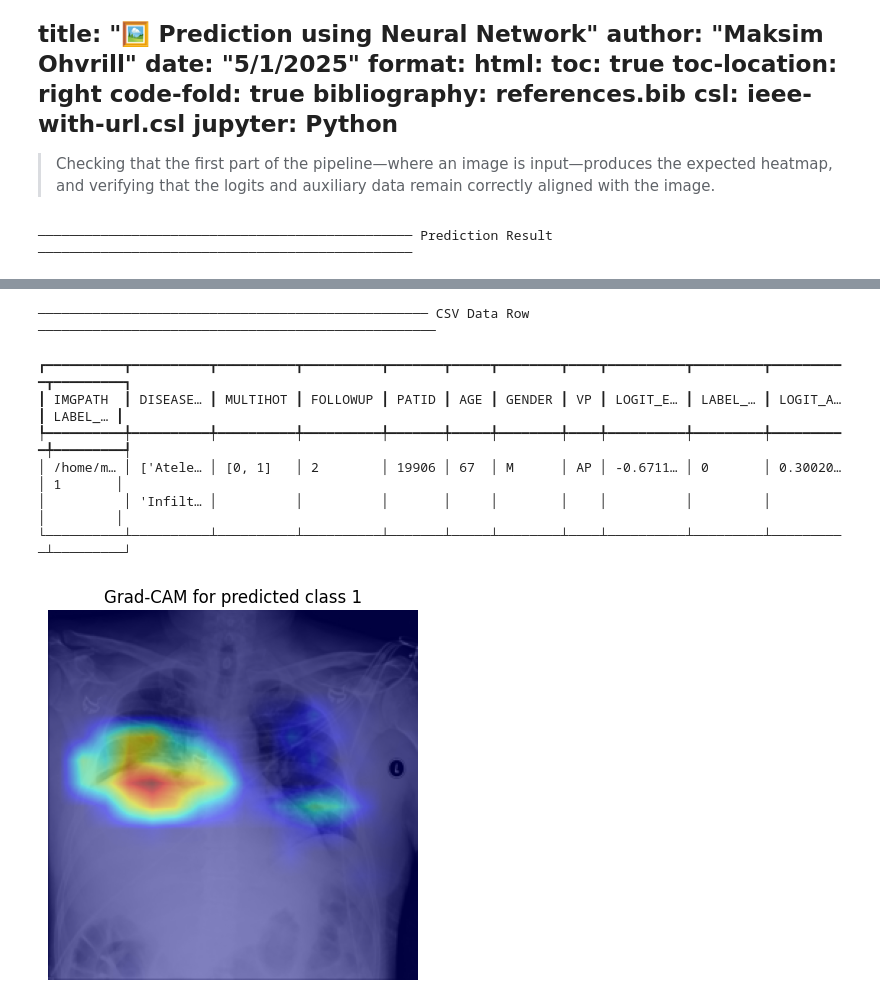
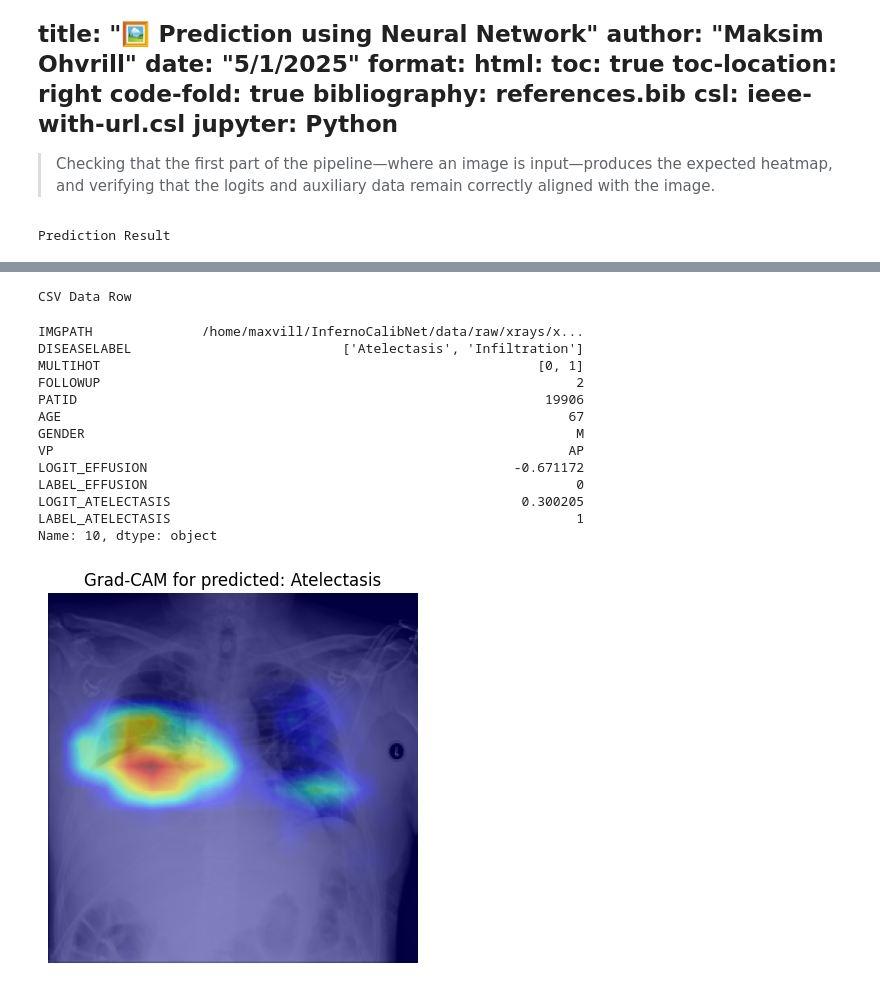
Before and after one commit to 589664/InfernoCalibNet, a Jupyter notebook: notebooks/3.1-singeImageInspect.ipynb, the cells around one changed output, grey strips where cells are left out. Saved outputs shown, nothing was run; the diff lists cells and outputs as text; code cells hidden in the pictures.

```diff
--- a/notebooks/3.1-singeImageInspect.ipynb
+++ b/notebooks/3.1-singeImageInspect.ipynb
@@ -19,16 +19,13 @@ import torch
 import numpy as np
 import pandas as pd
 import matplotlib.pyplot as plt
-from rich.console import Console
-from rich.table import Table
+from rich import print
 from pytorch_grad_cam import GradCAM
 from pytorch_grad_cam.utils.model_targets import ClassifierOutputTarget
 
 from CNN import InfernoCalibNet, ChestXRayDataset, CALIB_DIR
 
-console = Console()
-
-def runGradCAM(model: torch.nn.Module, input_tensor: torch.Tensor, device: torch.device):
+def runGradCAM(model: torch.nn.Module, input_tensor: torch.Tensor, device: torch.device, predicted_labels: list):
     model.eval()
     target_layer = model.base_model[-1]
 
@@ -50,7 +47,9 @@ def runGradCAM(model: torch.nn.Module, input_tensor: torch.Tensor, device: torch
     fig, ax = plt.subplots()
     ax.imshow(img, cmap="gray")
     ax.imshow(grayscale_cam, cmap="jet", alpha=0.5)
-    ax.set_title(f"Grad-CAM for predicted class {predicted_class}")
+
+    title = "Grad-CAM for predicted: " + ", ".join(predicted_labels)
+    ax.set_title(title)
     plt.axis("off")
     plt.show()
 
@@ -75,32 +74,30 @@ def predict_single_entry(index: int = 1000):
         probs = torch.sigmoid(logits)
         predictions = (probs > 0.5).int()
 
-    console.rule("[bold green]Prediction Result")
-    table = Table(title=f"Model Output for Entry {index}", show_lines=True)
-    table.add_column("Label", justify="center")
-    table.add_column("Logit", justify="right")
-    table.add_column("Confidence", justify="right")
-    table.add_column("Prediction", justify="right")
-    table.add_column("Ground Truth", justify="right")
+    print("[bold green]Prediction Result")
+    labels = ["Effusion", "Atelectasis"]
+    predicted_labels = []
 
-    for label, logit, prob, pred_val, true_val in zip(
-        ["Effusion", "Atelectasis"], logits.numpy(), probs.numpy(), predictions.numpy(), target_tensor.numpy()
-    ):
-        table.add_row(label, f"{logit:.4f}", f"{prob:.4f}", str(int(pred_val)), str(int(true_val)))
+    rows = []
+    for label, logit, prob, pred_val, true_val in zip(labels, logits.numpy(), probs.numpy(), predictions.numpy(), target_tensor.numpy()):
+        if pred_val == 1:
+            predicted_labels.append(label)
+        rows.append({
+            "Label": label,
+            "Logit": round(float(logit), 4),
+            "Confidence": round(float(prob), 4),
+            "Prediction": int(pred_val),
+            "Ground Truth": int(true_val)
+        })
 
-    console.print(table)
+    df_preds = pd.DataFrame(rows)
+    print(df_preds.to_string(index=False))
 
-    console.rule("[bold cyan]CSV Data Row")
-    csv_table = Table(show_header=True, header_style="bold cyan")
-    for col in row.index:
-        csv_table.add_column(col)
-    csv_table.add_row(*[str(row[col]) for col in row.index])
-    console.print(csv_table)
+    print("[bold cyan]CSV Data Row")
+    print(f"{row}")
 
-    runGradCAM(model, image_tensor, device)
-
-    # return logits.numpy(), probs.numpy(), predictions.numpy(), target_tensor.numpy()
+    runGradCAM(model, image_tensor, device, predicted_labels)
 
 predict_single_entry(index=10)
 # %% [output]
-──────────────────────────────────────────────── Prediction Result ────────────────────────────────────────────────
+Prediction Result
@@ -115,8 +107,15 @@ predict_single_entry(index=10)
-────────────────────────────────────────────────── CSV Data Row ───────────────────────────────────────────────────
+CSV Data Row
-┏━━━━━━━━━━┳━━━━━━━━━━┳━━━━━━━━━━┳━━━━━━━━━━┳━━━━━━━┳━━━━━┳━━━━━━━━┳━━━━┳━━━━━━━━━━┳━━━━━━━━━┳━━━━━━━━━━┳━━━━━━━━━┓
-┃ IMGPATH  ┃ DISEASE… ┃ MULTIHOT ┃ FOLLOWUP ┃ PATID ┃ AGE ┃ GENDER ┃ VP ┃ LOGIT_E… ┃ LABEL_… ┃ LOGIT_A… ┃ LABEL_… ┃
-┡━━━━━━━━━━╇━━━━━━━━━━╇━━━━━━━━━━╇━━━━━━━━━━╇━━━━━━━╇━━━━━╇━━━━━━━━╇━━━━╇━━━━━━━━━━╇━━━━━━━━━╇━━━━━━━━━━╇━━━━━━━━━┩
-│ /home/m… │ ['Atele… │ [0, 1]   │ 2        │ 19906 │ 67  │ M      │ AP │ -0.6711… │ 0       │ 0.30020… │ 1       │
-│          │ 'Infilt… │          │          │       │     │        │    │          │         │          │         │
-└──────────┴──────────┴──────────┴──────────┴───────┴─────┴────────┴────┴──────────┴─────────┴──────────┴─────────┘
+IMGPATH              /home/maxvill/InfernoCalibNet/data/raw/xrays/x...
+DISEASELABEL                           ['Atelectasis', 'Infiltration']
+MULTIHOT                                                        [0, 1]
+FOLLOWUP                                                             2
+PATID                                                            19906
+AGE                                                                 67
+GENDER                                                               M
+VP                                                                  AP
+LOGIT_EFFUSION                                               -0.671172
+LABEL_EFFUSION                                                       0
+LOGIT_ATELECTASIS                                             0.300205
+LABEL_ATELECTASIS                                                    1
+Name: 10, dtype: object
-[figure, old version]
+[figure, new version]
```
Also changed, not shown: parts of 1 cell of this notebook, 2 other files.
